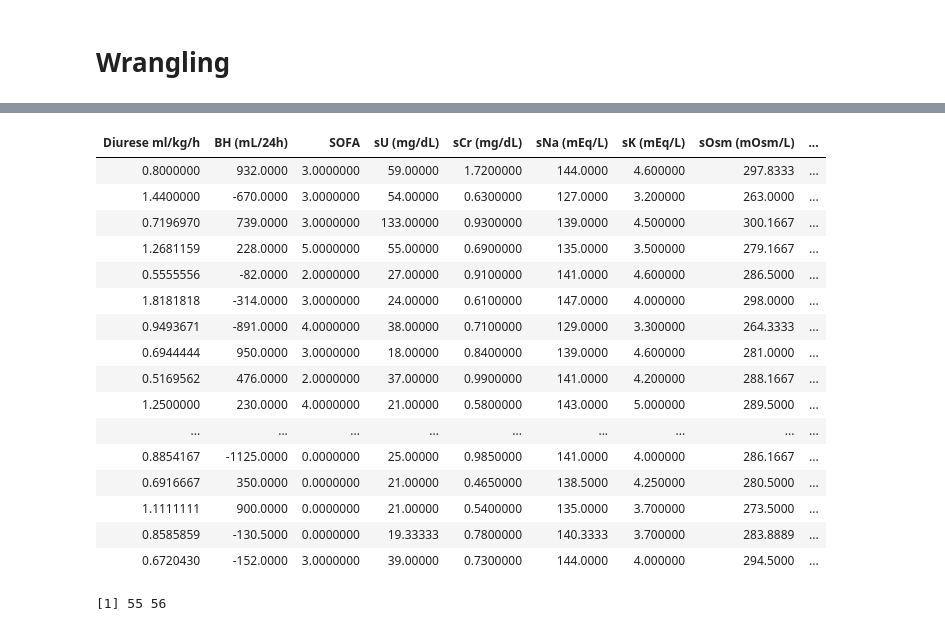
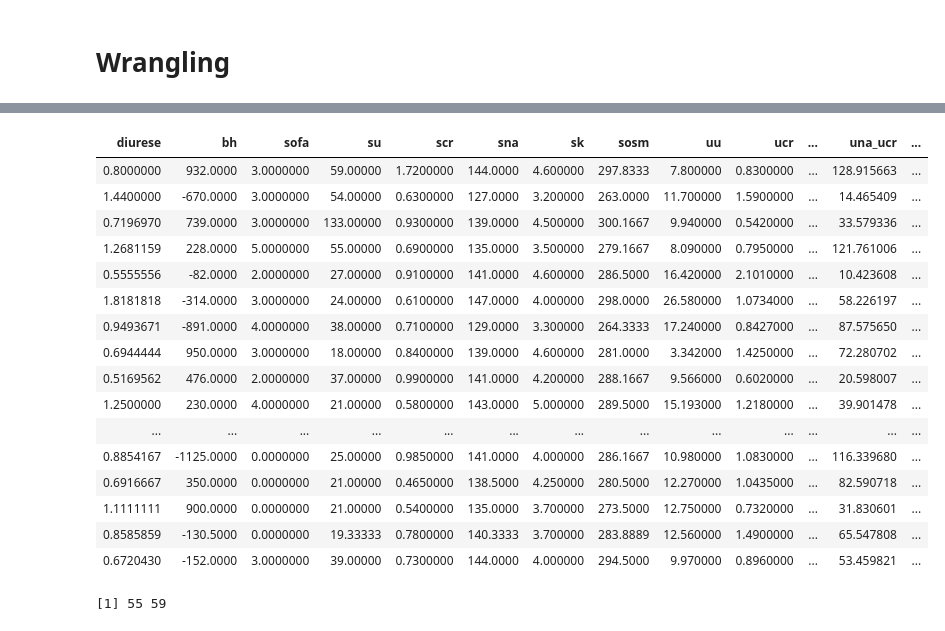
Before and after one commit to EduardoYada/IRA, a Jupyter notebook: processing.ipynb, the cells around one changed output, grey strips where cells are left out. Drawn from its saved outputs; the diff is of its cells as text; code cells hidden in the pictures.

Commit message:
update processamento com dados novos

```diff
--- a/processing.ipynb
+++ b/processing.ipynb
@@ -6,7 +6,7 @@ library(data.table)
 # %% [markdown]
 # Read data
 # %%
-df_raw = readxl::read_excel('./data/7.3 Camila 2  dados uréia urinária.xlsx')
+df_raw = readxl::read_excel('./data/Dados (NOVO).xlsx')
 
 head(df_raw)
 # %% [output]
@@ -92,0 +69,15 @@ df %>%
+# %%
+columns = colnames(df_raw)
+
+df = df_raw %>%
+    mutate_at(categorical_columns, funs(factor(.))) %>%
+    mutate(IRA = factor(ifelse(D_IRA != 0, 1, 0)),
+           KDIGO = factor(KDIGO),
+           KDIGO_agrupado = case_when(KDIGO %in% c(2, 3) ~ "MODERADO/GRAVE",
+                                      KDIGO == 1 ~ "LEVE",
+                                      KDIGO == 0 ~ "SEM IRA"))
+
+names(df) <- str_replace_all(tolower(names(df)), c("-" = "_", " " = ""))
+
+df %>%
+    head()
@@ -93,36 +112,36 @@ df %>%
 # %%
 for (col in daily_columns){
     df = df %>%
-        mutate(!!col := if_else(IRA == 1, !!sym(paste(col, 'D-1')),
-                                !!sym(paste(col, 'Média D1-D5'))))
+        mutate(!!col := if_else(ira == 1, !!sym(paste0(col, '_d_1')),
+                                !!sym(paste0(col, '_media_d1_d5'))))
 }
 
 df %>% select(daily_columns)
 # %% [output]
-| Diurese ml/kg/h | BH (mL/24h) | SOFA | sU (mg/dL) | sCr (mg/dL) | sNa (mEq/L) | sK (mEq/L) | sOsm (mOsm/L) | ... |
-| 0.8000000 | 932.0000 | 3.0000000 | 59.00000 | 1.7200000 | 144.0000 | 4.600000 | 297.8333 | ... |
-| 1.4400000 | -670.0000 | 3.0000000 | 54.00000 | 0.6300000 | 127.0000 | 3.200000 | 263.0000 | ... |
-| 0.7196970 | 739.0000 | 3.0000000 | 133.00000 | 0.9300000 | 139.0000 | 4.500000 | 300.1667 | ... |
-| 1.2681159 | 228.0000 | 5.0000000 | 55.00000 | 0.6900000 | 135.0000 | 3.500000 | 279.1667 | ... |
-| 0.5555556 | -82.0000 | 2.0000000 | 27.00000 | 0.9100000 | 141.0000 | 4.600000 | 286.5000 | ... |
-| 1.8181818 | -314.0000 | 3.0000000 | 24.00000 | 0.6100000 | 147.0000 | 4.000000 | 298.0000 | ... |
-| 0.9493671 | -891.0000 | 4.0000000 | 38.00000 | 0.7100000 | 129.0000 | 3.300000 | 264.3333 | ... |
-| 0.6944444 | 950.0000 | 3.0000000 | 18.00000 | 0.8400000 | 139.0000 | 4.600000 | 281.0000 | ... |
-| 0.5169562 | 476.0000 | 2.0000000 | 37.00000 | 0.9900000 | 141.0000 | 4.200000 | 288.1667 | ... |
-| 1.2500000 | 230.0000 | 4.0000000 | 21.00000 | 0.5800000 | 143.0000 | 5.000000 | 289.5000 | ... |
-| ... | ... | ... | ... | ... | ... | ... | ... | ... |
-| 0.8854167 | -1125.0000 | 0.0000000 | 25.00000 | 0.9850000 | 141.0000 | 4.000000 | 286.1667 | ... |
-| 0.6916667 | 350.0000 | 0.0000000 | 21.00000 | 0.4650000 | 138.5000 | 4.250000 | 280.5000 | ... |
-| 1.1111111 | 900.0000 | 0.0000000 | 21.00000 | 0.5400000 | 135.0000 | 3.700000 | 273.5000 | ... |
-| 0.8585859 | -130.5000 | 0.0000000 | 19.33333 | 0.7800000 | 140.3333 | 3.700000 | 283.8889 | ... |
-| 0.6720430 | -152.0000 | 3.0000000 | 39.00000 | 0.7300000 | 144.0000 | 4.000000 | 294.5000 | ... |
+| diurese | bh | sofa | su | scr | sna | sk | sosm | uu | ucr | ... | una_ucr | ... |
+| 0.8000000 | 932.0000 | 3.0000000 | 59.00000 | 1.7200000 | 144.0000 | 4.600000 | 297.8333 | 7.800000 | 0.8300000 | ... | 128.915663 | ... |
+| 1.4400000 | -670.0000 | 3.0000000 | 54.00000 | 0.6300000 | 127.0000 | 3.200000 | 263.0000 | 11.700000 | 1.5900000 | ... | 14.465409 | ... |
+| 0.7196970 | 739.0000 | 3.0000000 | 133.00000 | 0.9300000 | 139.0000 | 4.500000 | 300.1667 | 9.940000 | 0.5420000 | ... | 33.579336 | ... |
+| 1.2681159 | 228.0000 | 5.0000000 | 55.00000 | 0.6900000 | 135.0000 | 3.500000 | 279.1667 | 8.090000 | 0.7950000 | ... | 121.761006 | ... |
+| 0.5555556 | -82.0000 | 2.0000000 | 27.00000 | 0.9100000 | 141.0000 | 4.600000 | 286.5000 | 16.420000 | 2.1010000 | ... | 10.423608 | ... |
+| 1.8181818 | -314.0000 | 3.0000000 | 24.00000 | 0.6100000 | 147.0000 | 4.000000 | 298.0000 | 26.580000 | 1.0734000 | ... | 58.226197 | ... |
+| 0.9493671 | -891.0000 | 4.0000000 | 38.00000 | 0.7100000 | 129.0000 | 3.300000 | 264.3333 | 17.240000 | 0.8427000 | ... | 87.575650 | ... |
+| 0.6944444 | 950.0000 | 3.0000000 | 18.00000 | 0.8400000 | 139.0000 | 4.600000 | 281.0000 | 3.342000 | 1.4250000 | ... | 72.280702 | ... |
+| 0.5169562 | 476.0000 | 2.0000000 | 37.00000 | 0.9900000 | 141.0000 | 4.200000 | 288.1667 | 9.566000 | 0.6020000 | ... | 20.598007 | ... |
+| 1.2500000 | 230.0000 | 4.0000000 | 21.00000 | 0.5800000 | 143.0000 | 5.000000 | 289.5000 | 15.193000 | 1.2180000 | ... | 39.901478 | ... |
+| ... | ... | ... | ... | ... | ... | ... | ... | ... | ... | ... | ... | ... |
+| 0.8854167 | -1125.0000 | 0.0000000 | 25.00000 | 0.9850000 | 141.0000 | 4.000000 | 286.1667 | 10.980000 | 1.0830000 | ... | 116.339680 | ... |
+| 0.6916667 | 350.0000 | 0.0000000 | 21.00000 | 0.4650000 | 138.5000 | 4.250000 | 280.5000 | 12.270000 | 1.0435000 | ... | 82.590718 | ... |
+| 1.1111111 | 900.0000 | 0.0000000 | 21.00000 | 0.5400000 | 135.0000 | 3.700000 | 273.5000 | 12.750000 | 0.7320000 | ... | 31.830601 | ... |
+| 0.8585859 | -130.5000 | 0.0000000 | 19.33333 | 0.7800000 | 140.3333 | 3.700000 | 283.8889 | 12.560000 | 1.4900000 | ... | 65.547808 | ... |
+| 0.6720430 | -152.0000 | 3.0000000 | 39.00000 | 0.7300000 | 144.0000 | 4.000000 | 294.5000 | 9.970000 | 0.8960000 | ... | 53.459821 | ... |
 # %%
 df = df %>%
-    select(-matches("D-?\\d"))
+    select(-matches("d_?\\d"))
 
 dim(df)
 # %% [output]
-[1] 55 56
+[1] 55 59
 # %%
 head(df)
 # %% [output]
```
Also changed, not shown: parts of 9 cells of this notebook, 3 other files.
